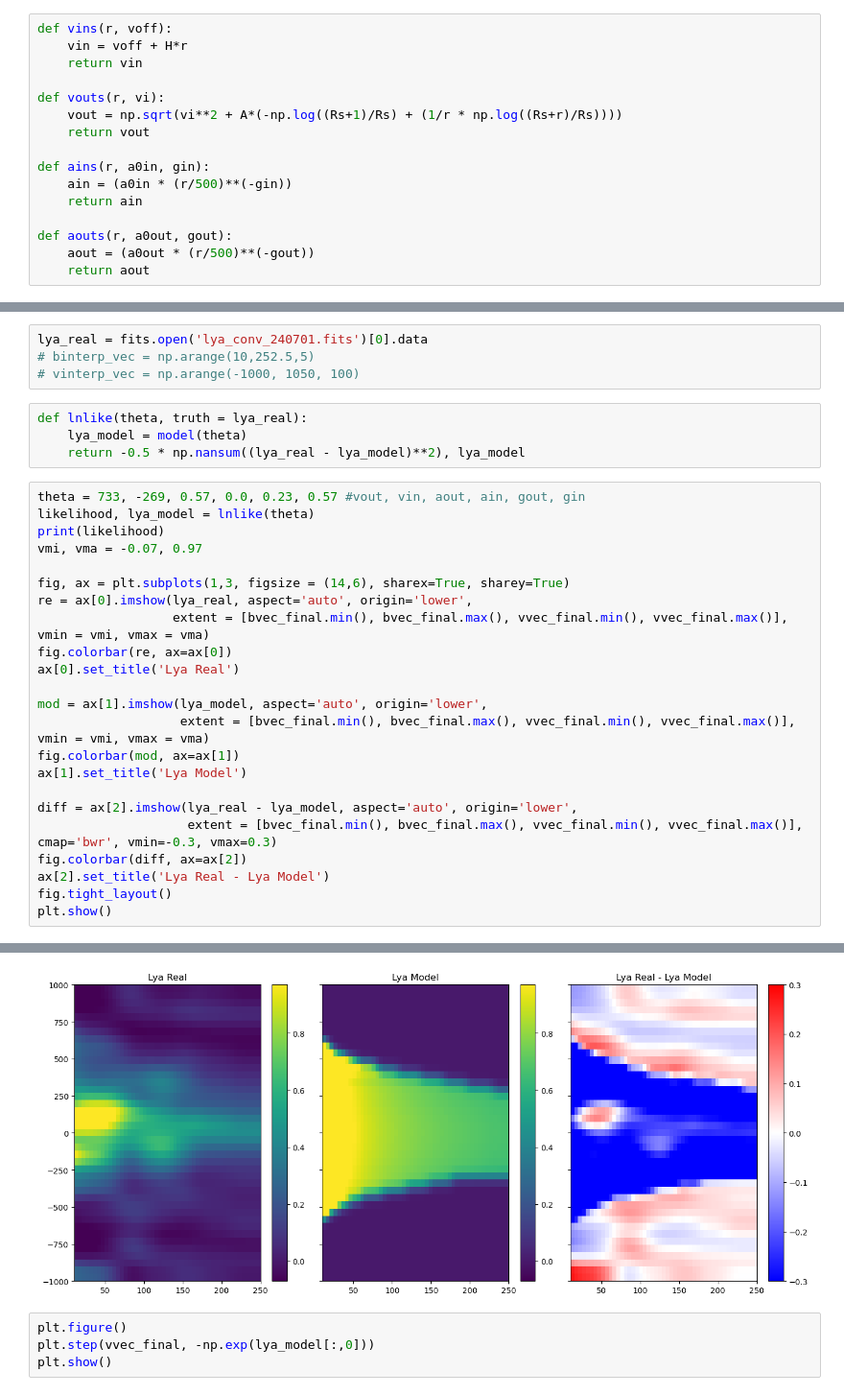
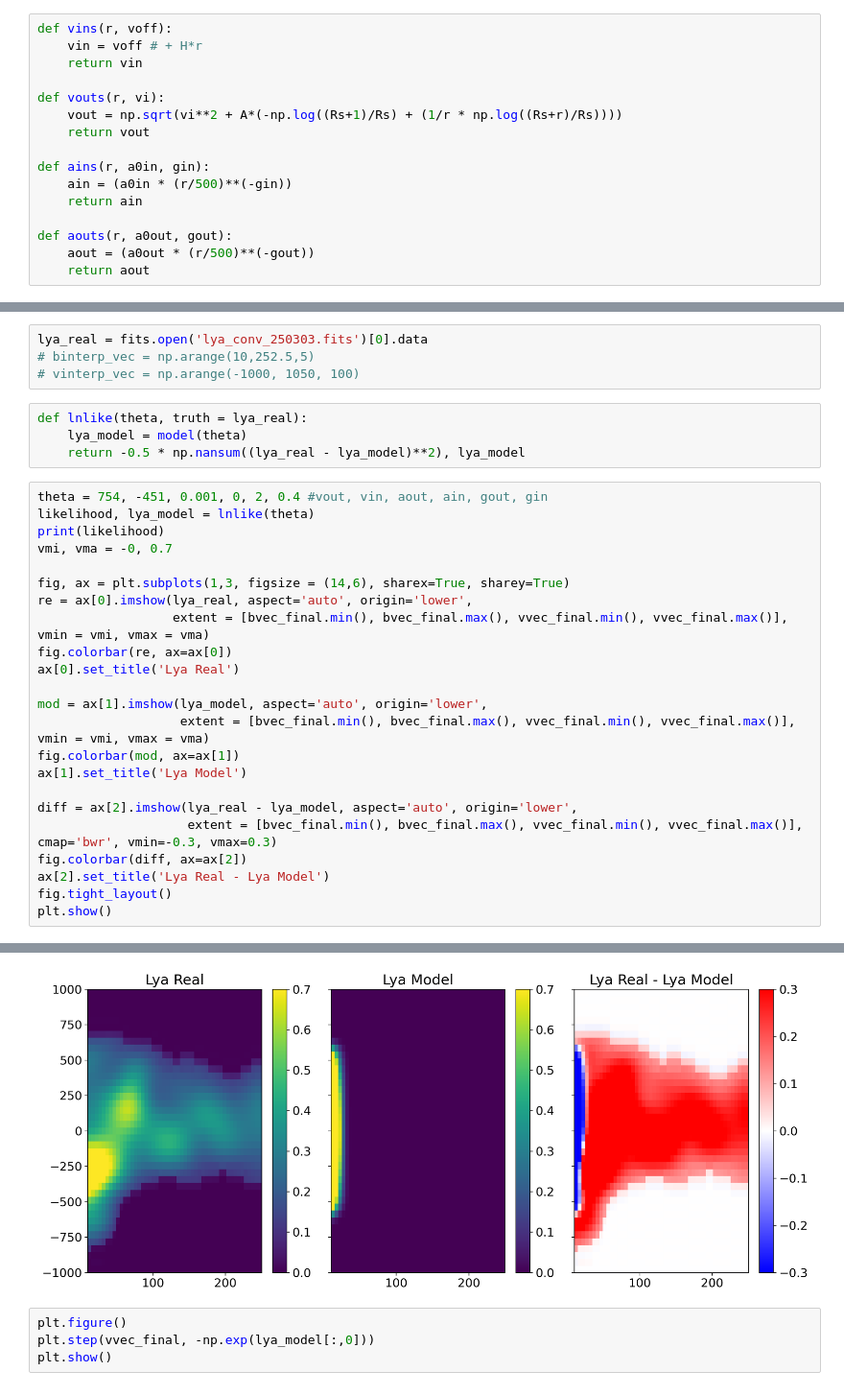
Before and after one commit to prusinski/galpair_model, a Jupyter notebook: chen+20_trimmed_box.ipynb, the cells around one changed output, grey strips where cells are left out. Shown at 96% size. Drawn from its saved outputs; the diff is of its cells as text.

```diff
--- a/chen+20_trimmed_box.ipynb
+++ b/chen+20_trimmed_box.ipynb
@@ -37,6 +35,6 @@ WARNING: UnitsWarning: 'km/s/kpc' contains multiple slashes, which is discourage
 # %%
 def vins(r, voff):
-    vin = voff + H*r
+    vin = voff # + H*r
     return vin
 
 def vouts(r, vi):
@@ -294,7 +292,7 @@ def model(theta):
 
     return hmap_reshaped
 # %%
-lya_real = fits.open('lya_conv_240701.fits')[0].data
+lya_real = fits.open('lya_conv_250303.fits')[0].data
 # binterp_vec = np.arange(10,252.5,5)
 # vinterp_vec = np.arange(-1000, 1050, 100)
 # %%
@@ -302,10 +300,10 @@ def lnlike(theta, truth = lya_real):
     lya_model = model(theta)
     return -0.5 * np.nansum((lya_real - lya_model)**2), lya_model
 # %%
-theta = 733, -269, 0.57, 0.0, 0.23, 0.57 #vout, vin, aout, ain, gout, gin
+theta = 754, -451, 0.001, 0, 2, 0.4 #vout, vin, aout, ain, gout, gin
 likelihood, lya_model = lnlike(theta)
 print(likelihood)
-vmi, vma = -0.07, 0.97
+vmi, vma = -0, 0.7
 
 fig, ax = plt.subplots(1,3, figsize = (14,6), sharex=True, sharey=True)
 re = ax[0].imshow(lya_real, aspect='auto', origin='lower',
@@ -331,4 +329,4 @@ plt.show()
-[figure, old version]
+[figure, new version]
 # %%
 plt.figure()
 plt.step(vvec_final, -np.exp(lya_model[:,0]))
```
Also changed, not shown: parts of 2 cells of this notebook, 11 other files.
